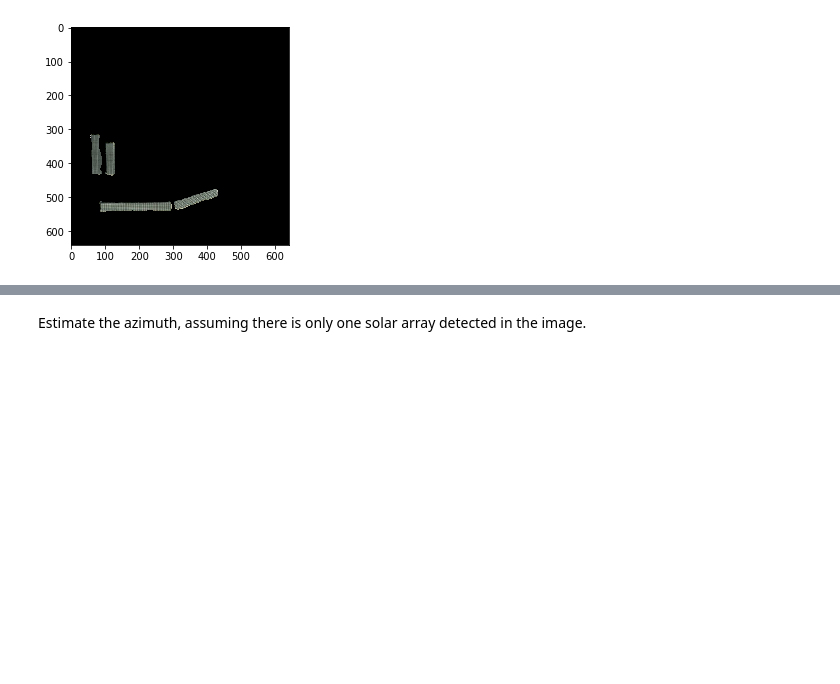
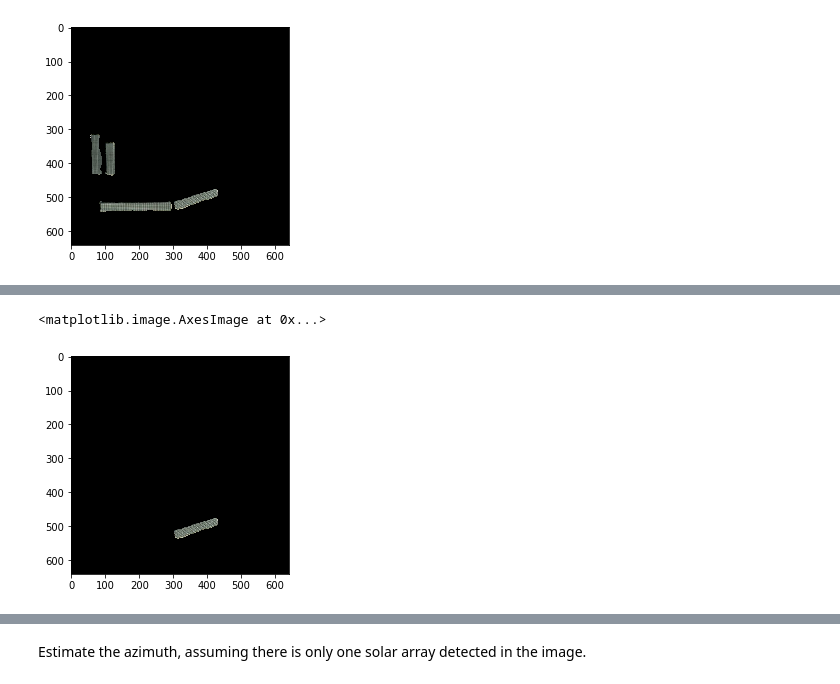
Before and after one commit to NREL/Panel-Segmentation, a Jupyter notebook: Panel_Detection_example.ipynb, the cells around one changed output, grey strips where cells are left out. Cells and saved outputs as stored; diff of their text form; code cells hidden in the pictures; blank space fills up the shorter version.

```diff
--- a/Panel_Detection_example.ipynb
+++ b/Panel_Detection_example.ipynb
@@ -61,0 +73,5 @@ plt.imshow(new_res.reshape(640,640,3))
+# %%
+plt.imshow(clusters[2])
+# %% [output]
+<matplotlib.image.AxesImage at 0x...>
+[figure, added]
```
Also changed, not shown: parts of 12 cells of this notebook, 2 other files.
